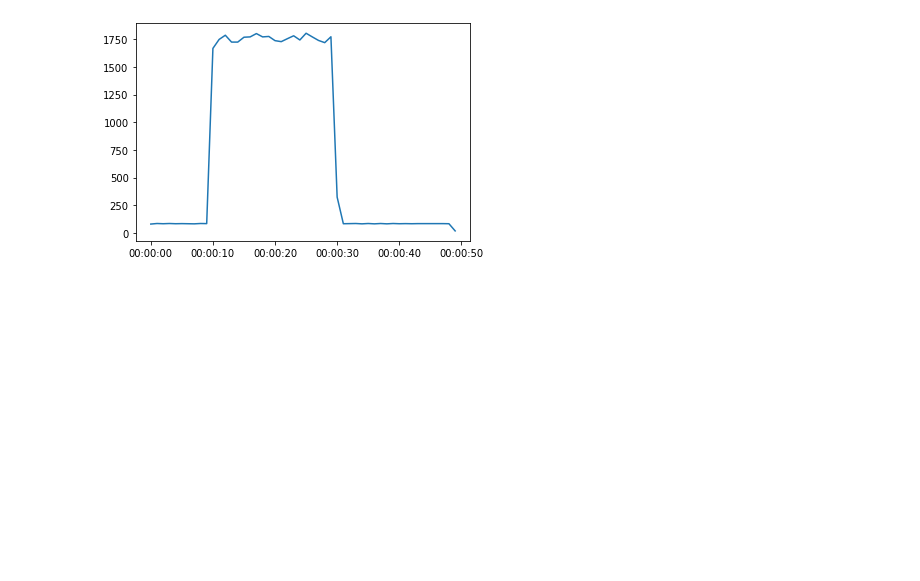
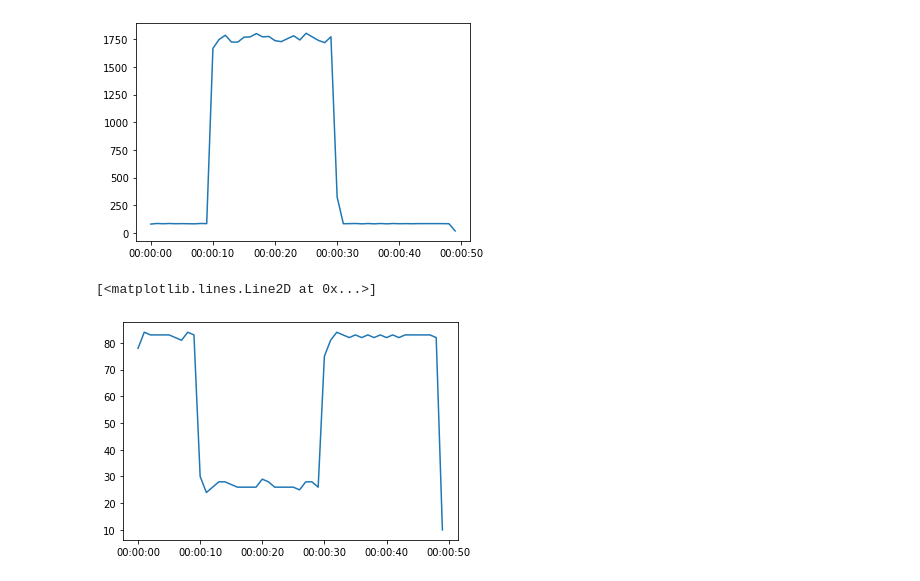
Before and after one commit to jafetimbre/verbose-projects, a Jupyter notebook: infosec/mininet-dos-sim/analize.ipynb, the cells around one changed output. Saved outputs shown, nothing was run; the diff lists cells and outputs as text; code cells hidden in the pictures; blank space fills up the shorter version.

```diff
--- a/infosec/mininet-dos-sim/analize.ipynb
+++ b/infosec/mininet-dos-sim/analize.ipynb
@@ -12,6 +12,6 @@ For more information, check out the simulation code [here](https://github.com/ja
 We are analyzing the traffic after the ping request-reply phase (usual traffic + dos).
 # %%
 host_1 = pd.read_csv("https://raw.githubusercontent.com/jafetimbre/verbose-projects/master/infosec/mininet-dos-sim/data/h1-eth0.csv")
-# host_2 = pd.read_csv("https://raw.githubusercontent.com/jafetimbre/verbose-projects/master/infosec/mininet-dos-sim/data/h2-eth0.csv")
-# host_3 = pd.read_csv("https://raw.githubusercontent.com/jafetimbre/verbose-projects/master/infosec/mininet-dos-sim/data/h3-eth0.csv")
+host_2 = pd.read_csv("https://raw.githubusercontent.com/jafetimbre/verbose-projects/master/infosec/mininet-dos-sim/data/h2-eth0.csv")
+host_3 = pd.read_csv("https://raw.githubusercontent.com/jafetimbre/verbose-projects/master/infosec/mininet-dos-sim/data/h3-eth0.csv")
 # %%
@@ -61 +26,10 @@ Freq: S, Name: Time, dtype: int64
+# %%
+# forming the indexes as datetime for further analysis
+host_1 = host_1.set_index(pd.DatetimeIndex(pd.to_datetime(host_1["Time"], unit="s")))
+host_2 = host_2.set_index(pd.DatetimeIndex(pd.to_datetime(host_2["Time"], unit="s")))
+host_3 = host_3.set_index(pd.DatetimeIndex(pd.to_datetime(host_3["Time"], unit="s")))
+# %%
+# Computing packet frequency with 1s window
+h1_pkt_freq = host_1.resample('1S').count()["Time"]
+h2_pkt_freq = host_2.resample('1S').count()["Time"]
 # %%
@@ -63,3 +37,8 @@ plt.plot(freq)
 # %% [output]
 [<matplotlib.lines.Line2D at 0x...>]
 [figure]
+# %%
+plt.plot(h2_pkt_freq)
+# %% [output]
+[<matplotlib.lines.Line2D at 0x...>]
+[figure, added]
```
Also changed, not shown: parts of 8 cells of this notebook.
